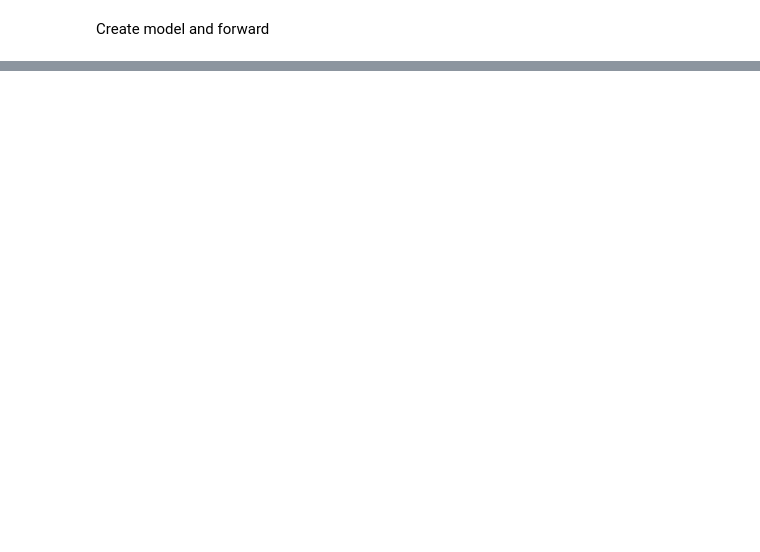
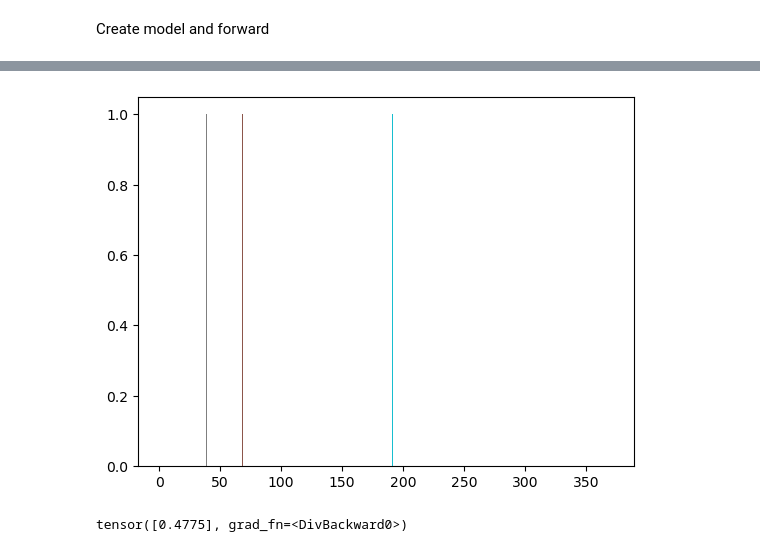
Before and after one commit to luigibonati/mlcolvar, a Jupyter notebook: mlcvs/notebooks/firstexample.ipynb, the cells around one changed output, grey strips where cells are left out. Drawn from its saved outputs; the diff is of its cells as text; code cells hidden in the pictures; blank space fills up the shorter version.

```diff
--- a/mlcvs/notebooks/firstexample.ipynb
+++ b/mlcvs/notebooks/firstexample.ipynb
@@ -196,0 +1345,22 @@ HPU available: False, using: 0 HPUs
+# %%
+n_in, n_out = 2,1
+layers = [n_in, 10, 20, 10, n_out]
+
+options= { 'encoder' : layers ,
+            'activation' : 'relu',
+            'normIn' : True,
+            'normOut' : 'minmax' }
+model = AutoEncoderCV( options )
+# %%
+torch.manual_seed(42)
+X = torch.randn((1000,n_in))*100
+
+dataset = TensorDataset(X)
+
+datamodule = TensorDataModule(dataset,batch_size=32)
+
+trainer = pl.Trainer(accelerator='gpu', devices=1,
+                        callbacks=[EarlyStopping(monitor="val_loss")],
+                        max_epochs=100, log_every_n_steps=1)
+
+trainer.fit( model, datamodule )
@@ -196,0 +1385,11 @@ HPU available: False, using: 0 HPUs
+# %%
+model.eval()
+X_hat = model.encode_decode(X).detach().numpy()
+s = model(X).detach().numpy()
+plt.figure()
+plt.scatter(X[:,1],X_hat[:,1])
+plt.figure()
+#plt.hist((X-X_hat).square().sum(1).sqrt().div(X.square().sum(1).sqrt()).numpy(),bins=100)#,(X-X_hat)[:,1])
+plt.show()
+# %% [output]
+[figure, added]
@@ -196,0 +1399,4 @@ HPU available: False, using: 0 HPUs
+# %%
+model(X[0])
+# %% [output]
+tensor([0.4775], grad_fn=<DivBackward0>)
```
Also changed, not shown: parts of 34 cells of this notebook, 1 other file.
